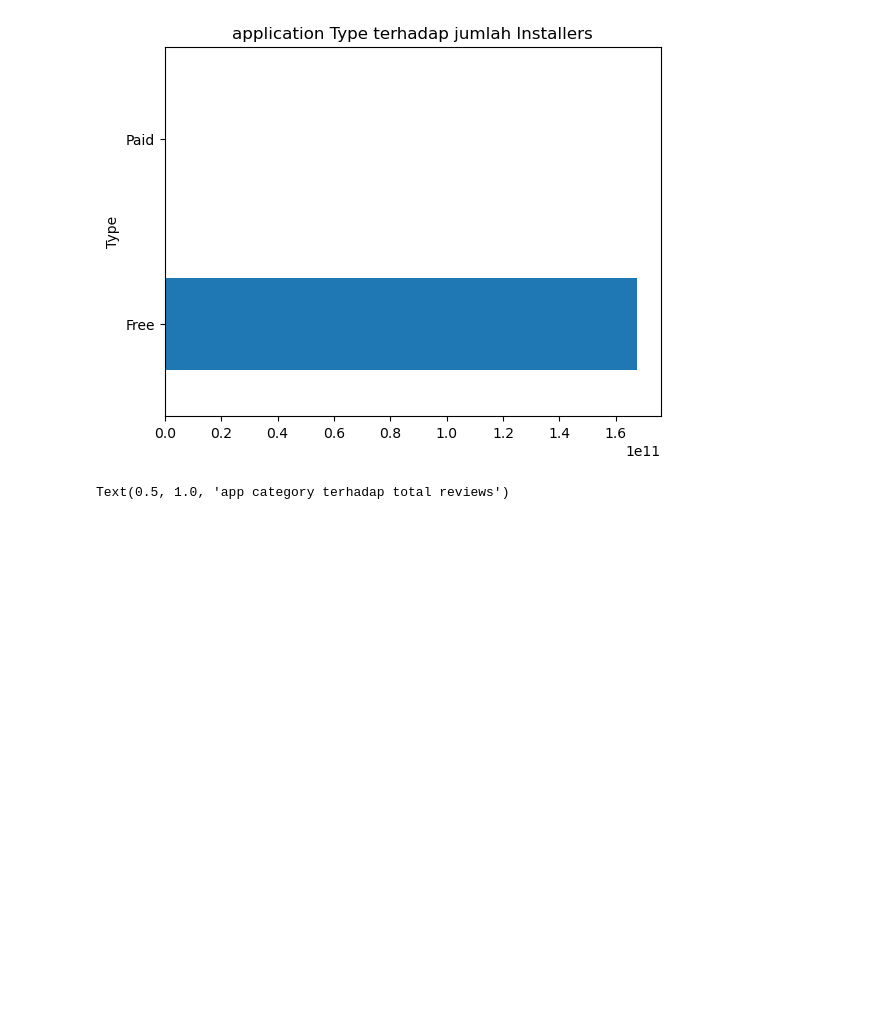
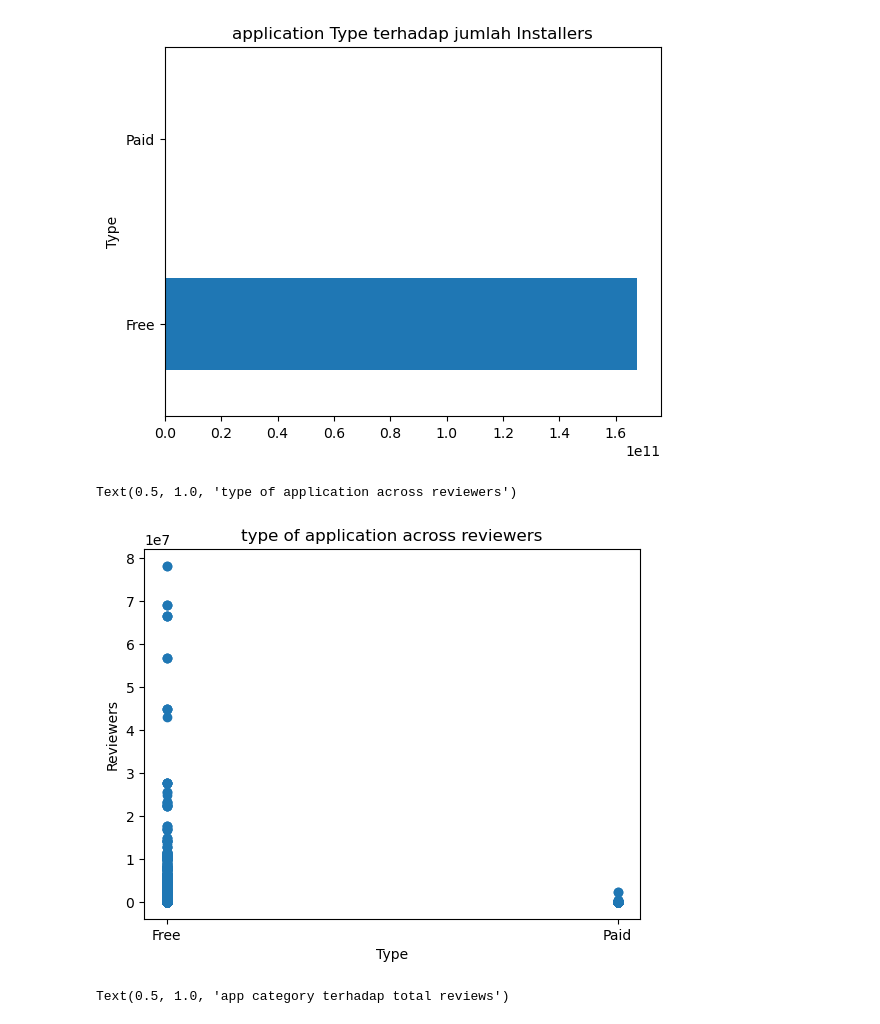
Before and after one commit to raflyaulya/Data-science---haltev, a Jupyter notebook: FINAL TASK 3.ipynb, the cells around one changed output. Cells and saved outputs as stored; diff of their text form; code cells hidden in the pictures; blank space fills up the shorter version.

```diff
--- a/FINAL TASK 3.ipynb
+++ b/FINAL TASK 3.ipynb
@@ -368,6 +368,15 @@ plt.title('application Type terhadap jumlah Installers')
 # %% [output]
 Text(0.5, 1.0, 'application Type terhadap jumlah Installers')
 [figure]
+# %%
+# typereviews = df.groupby(['Type']).sum()['Reviews']
+plt.scatter(df['Type'], df['Reviews'])
+plt.xlabel('Type')
+plt.ylabel('Reviewers')
+plt.title('type of application across reviewers')
+# %% [output]
+Text(0.5, 1.0, 'type of application across reviewers')
+[figure, added]
 # %%
 # визуализация category mana yg reviews nya tinggi
 
```
Also changed, not shown: parts of 1 cell of this notebook.
